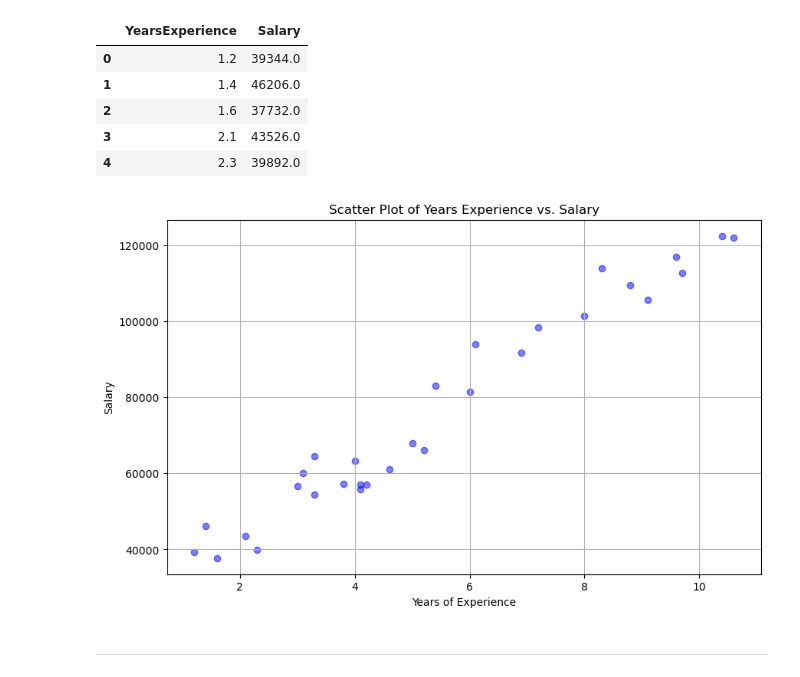
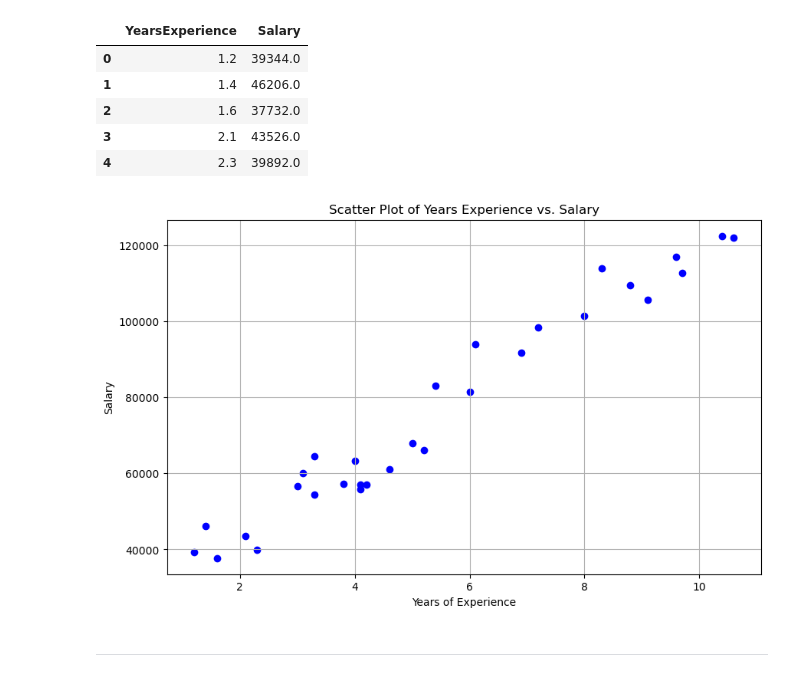
Before and after one commit to malaika971/Data_Science_G2_BWF_Malaika_Ahmed, a Jupyter notebook: TASK 23/TASK 23-Regression Models using scikit-learn.ipynb, the cells around one changed output. Drawn from its saved outputs; the diff is of its cells as text; code cells hidden in the pictures.

```diff
--- a/TASK 23/TASK 23-Regression Models using scikit-learn.ipynb
+++ b/TASK 23/TASK 23-Regression Models using scikit-learn.ipynb
@@ -102,15 +123,15 @@ x = df.iloc[:,0:1]
 y = df.iloc[:,-1]
 # %%
 plt.figure(figsize=(10, 6))
-plt.scatter(df['YearsExperience'], df['Salary'], color='blue', alpha=0.5)
+plt.scatter(df['YearsExperience'], df['Salary'], color='blue')
 
 plt.title('Scatter Plot of Years Experience vs. Salary')
 plt.xlabel('Years of Experience')
 plt.ylabel('Salary')
 plt.grid(True)
 plt.show()
 # %% [output]
-[figure, old version]
+[figure, new version]
 # %% [markdown]
 ***
 # %% [markdown]
```
Also changed, not shown: parts of 119 cells of this notebook, 1 other file.
